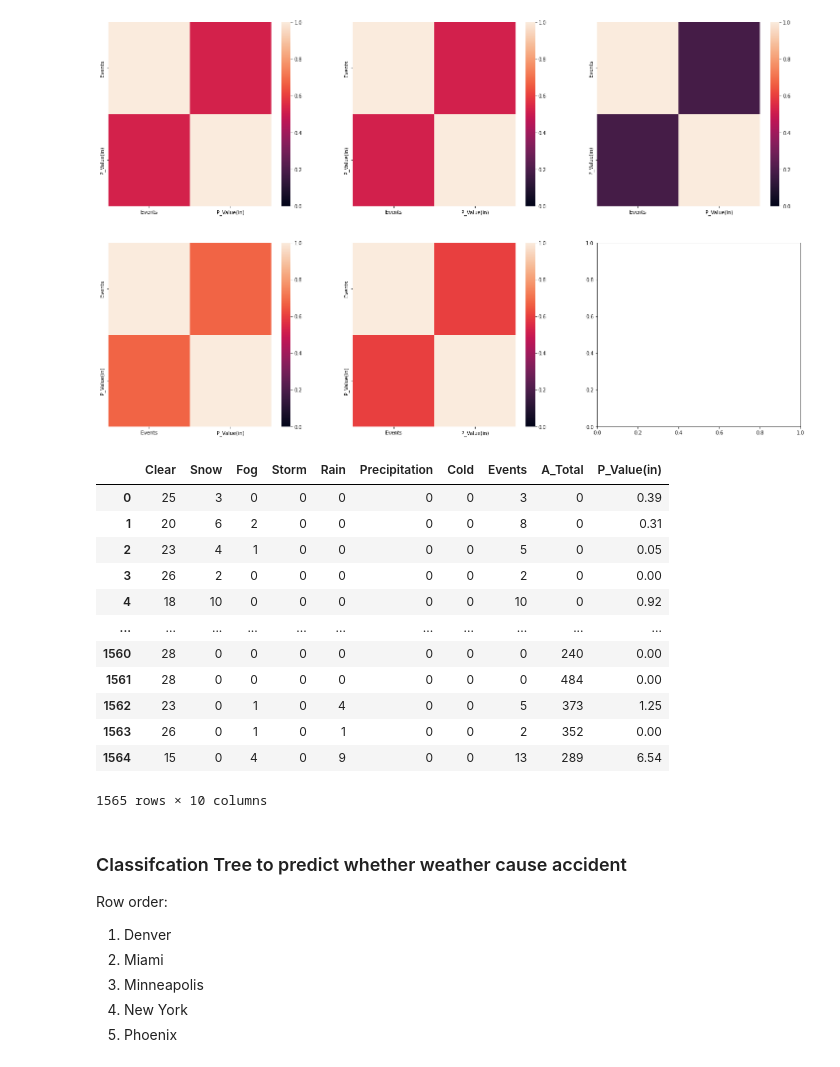
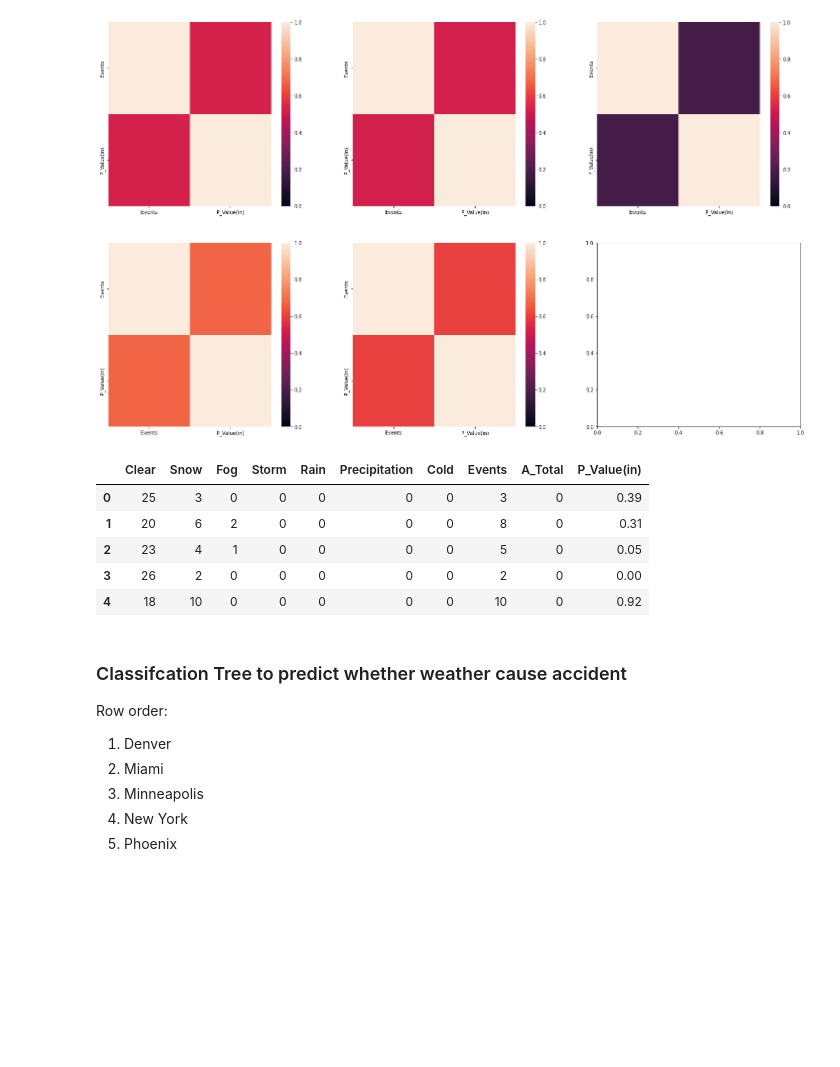
Before and after one commit to JarrelT/SC1015-Project-Ay2021, a Jupyter notebook: SC1015_Project.ipynb, the cells around one changed output. Drawn from its saved outputs; the diff is of its cells as text; code cells hidden in the pictures; blank space fills up the shorter version.

```diff
--- a/SC1015_Project.ipynb
+++ b/SC1015_Project.ipynb
@@ -212,18 +212,11 @@ for i in range(city_count):
 # %%
 # join plot between weather events and accident count in week for all cities
 data = pd.concat([cities_week[0], cities_week[1], cities_week[2], cities_week[3], cities_week[4]],axis=0, ignore_index=True)
-data.head(31122)
+data.head()
 # %% [output]
 |  | Clear | Snow | Fog | Storm | Rain | Precipitation | Cold | Events | A_Total | P_Value(in) |
 | 0 | 25 | 3 | 0 | 0 | 0 | 0 | 0 | 3 | 0 | 0.39 |
 | 1 | 20 | 6 | 2 | 0 | 0 | 0 | 0 | 8 | 0 | 0.31 |
 | 2 | 23 | 4 | 1 | 0 | 0 | 0 | 0 | 5 | 0 | 0.05 |
 | 3 | 26 | 2 | 0 | 0 | 0 | 0 | 0 | 2 | 0 | 0.00 |
 | 4 | 18 | 10 | 0 | 0 | 0 | 0 | 0 | 10 | 0 | 0.92 |
-| ... | ... | ... | ... | ... | ... | ... | ... | ... | ... | ... |
-| 1560 | 28 | 0 | 0 | 0 | 0 | 0 | 0 | 0 | 240 | 0.00 |
-| 1561 | 28 | 0 | 0 | 0 | 0 | 0 | 0 | 0 | 484 | 0.00 |
-| 1562 | 23 | 0 | 1 | 0 | 4 | 0 | 0 | 5 | 373 | 1.25 |
-| 1563 | 26 | 0 | 1 | 0 | 1 | 0 | 0 | 2 | 352 | 0.00 |
-| 1564 | 15 | 0 | 4 | 0 | 9 | 0 | 0 | 13 | 289 | 6.54 |
-1565 rows × 10 columns
```
Also changed, not shown: parts of 1 cell of this notebook.
